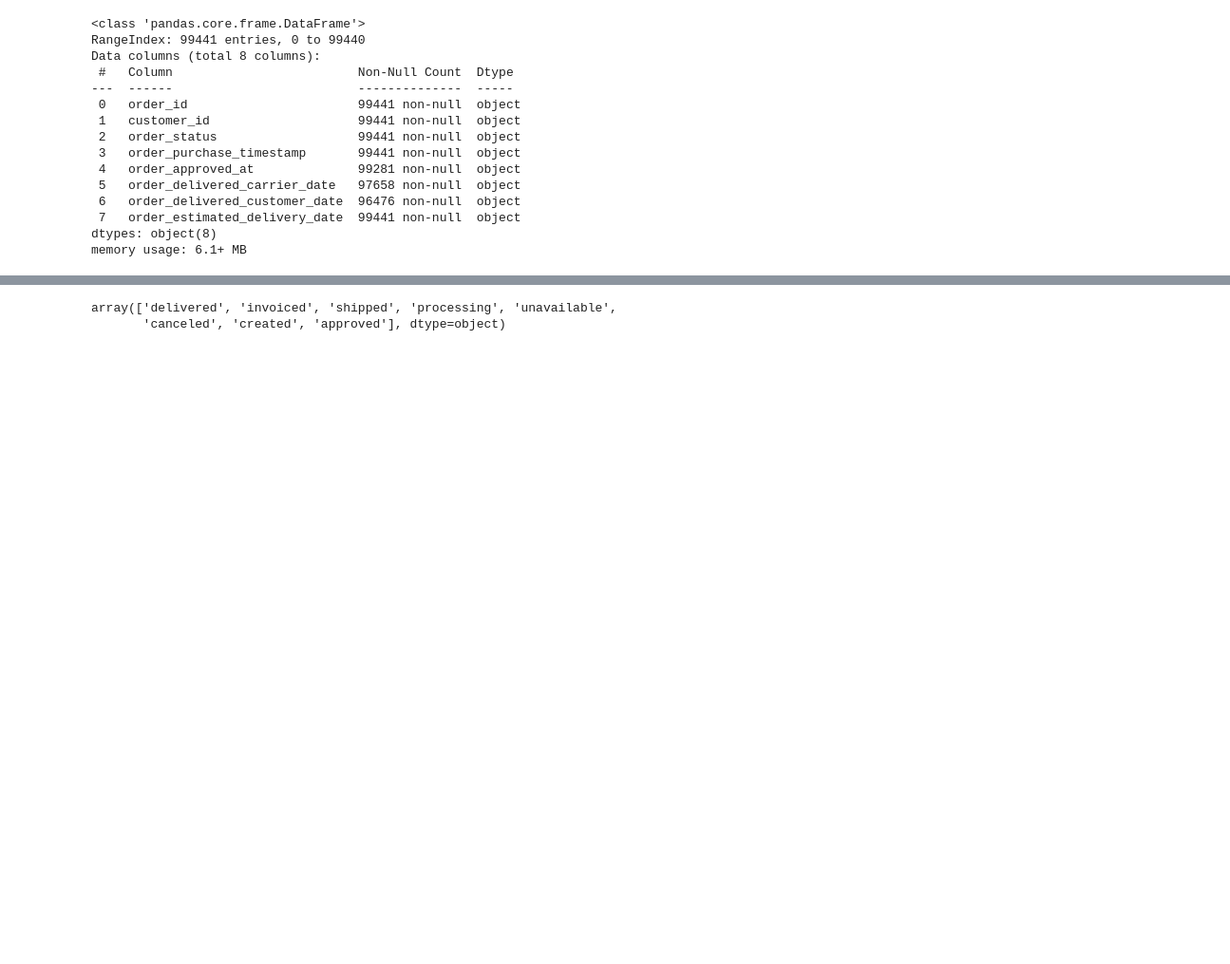
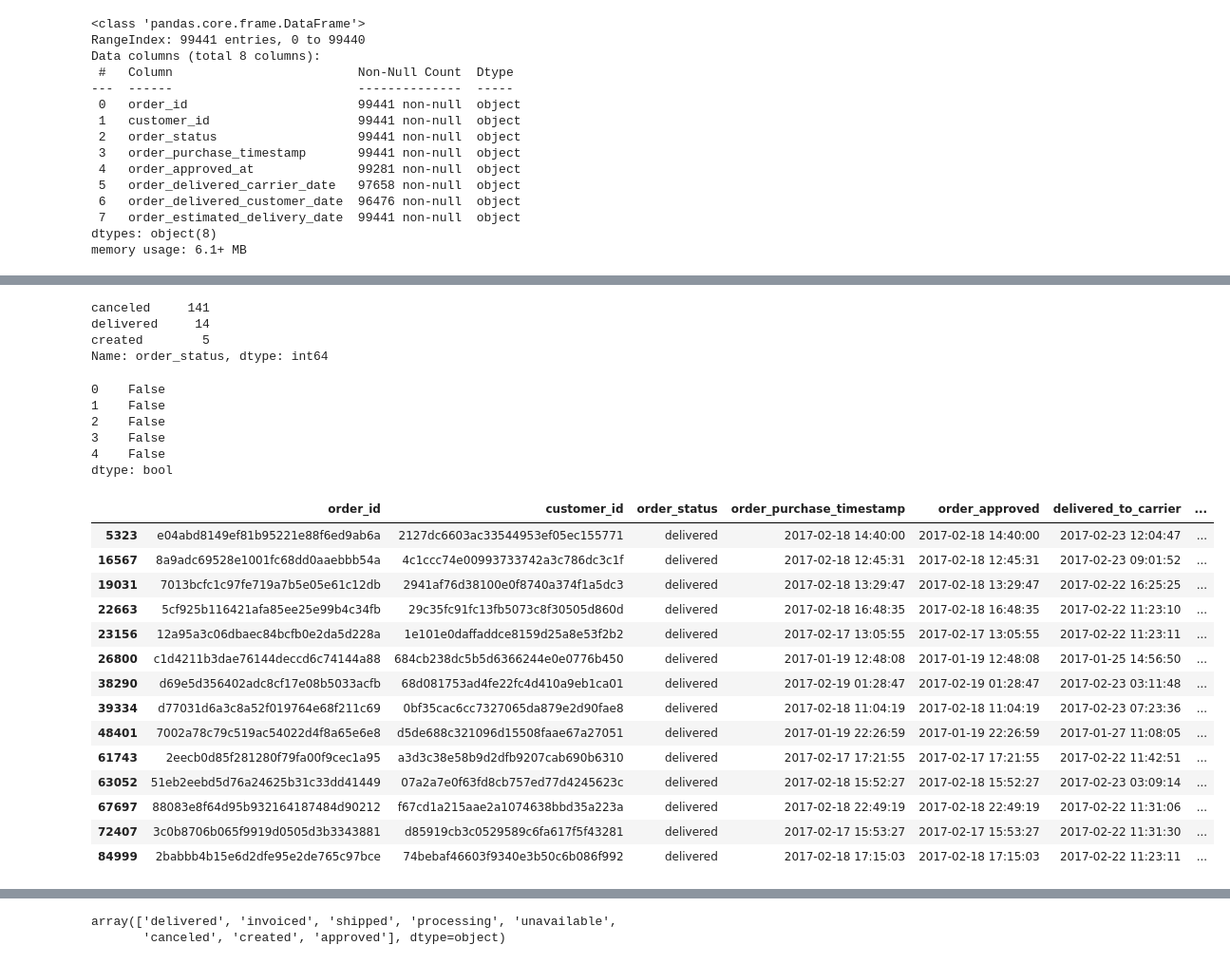
Before and after one commit to RossReisman/Data-Analyst-Portfolio, a Jupyter notebook: Python/brazil/brazil.ipynb, the cells around one changed output, grey strips where cells are left out. Shown at 95% size. Drawn from its saved outputs; the diff is of its cells as text; code cells hidden in the pictures; blank space fills up the shorter version.

```diff
--- a/Python/brazil/brazil.ipynb
+++ b/Python/brazil/brazil.ipynb
@@ -304,0 +361,38 @@ memory usage: 6.1+ MB
+# %%
+unapproved['order_status'].value_counts()
+# %% [output]
+canceled     141
+delivered     14
+created        5
+Name: order_status, dtype: int64
+# %%
+#Extract unapproved but delivered orders
+unapproved_del = ((orders_df['order_approved'].isna()) & (orders_df['order_status'] == 'delivered'))
+unapproved_del.head()
+# %% [output]
+0    False
+1    False
+2    False
+3    False
+4    False
+dtype: bool
+# %%
+#Update approved time for delivered orders to purchased time
+orders_df.loc[unapproved_del, 'order_approved'] = orders_df.loc[unapproved_del, 'order_purchase_timestamp']
+orders_df.loc[unapproved_del, :]
+# %% [output]
+|  | order_id | customer_id | order_status | order_purchase_timestamp | order_approved | delivered_to_carrier | ... |
+| 5323 | e04abd8149ef81b95221e88f6ed9ab6a | 2127dc6603ac33544953ef05ec155771 | delivered | 2017-02-18 14:40:00 | 2017-02-18 14:40:00 | 2017-02-23 12:04:47 | ... |
+| 16567 | 8a9adc69528e1001fc68dd0aaebbb54a | 4c1ccc74e00993733742a3c786dc3c1f | delivered | 2017-02-18 12:45:31 | 2017-02-18 12:45:31 | 2017-02-23 09:01:52 | ... |
+| 19031 | 7013bcfc1c97fe719a7b5e05e61c12db | 2941af76d38100e0f8740a374f1a5dc3 | delivered | 2017-02-18 13:29:47 | 2017-02-18 13:29:47 | 2017-02-22 16:25:25 | ... |
+| 22663 | 5cf925b116421afa85ee25e99b4c34fb | 29c35fc91fc13fb5073c8f30505d860d | delivered | 2017-02-18 16:48:35 | 2017-02-18 16:48:35 | 2017-02-22 11:23:10 | ... |
+| 23156 | 12a95a3c06dbaec84bcfb0e2da5d228a | 1e101e0daffaddce8159d25a8e53f2b2 | delivered | 2017-02-17 13:05:55 | 2017-02-17 13:05:55 | 2017-02-22 11:23:11 | ... |
+| 26800 | c1d4211b3dae76144deccd6c74144a88 | 684cb238dc5b5d6366244e0e0776b450 | delivered | 2017-01-19 12:48:08 | 2017-01-19 12:48:08 | 2017-01-25 14:56:50 | ... |
+| 38290 | d69e5d356402adc8cf17e08b5033acfb | 68d081753ad4fe22fc4d410a9eb1ca01 | delivered | 2017-02-19 01:28:47 | 2017-02-19 01:28:47 | 2017-02-23 03:11:48 | ... |
+| 39334 | d77031d6a3c8a52f019764e68f211c69 | 0bf35cac6cc7327065da879e2d90fae8 | delivered | 2017-02-18 11:04:19 | 2017-02-18 11:04:19 | 2017-02-23 07:23:36 | ... |
+| 48401 | 7002a78c79c519ac54022d4f8a65e6e8 | d5de688c321096d15508faae67a27051 | delivered | 2017-01-19 22:26:59 | 2017-01-19 22:26:59 | 2017-01-27 11:08:05 | ... |
+| 61743 | 2eecb0d85f281280f79fa00f9cec1a95 | a3d3c38e58b9d2dfb9207cab690b6310 | delivered | 2017-02-17 17:21:55 | 2017-02-17 17:21:55 | 2017-02-22 11:42:51 | ... |
+| 63052 | 51eb2eebd5d76a24625b31c33dd41449 | 07a2a7e0f63fd8cb757ed77d4245623c | delivered | 2017-02-18 15:52:27 | 2017-02-18 15:52:27 | 2017-02-23 03:09:14 | ... |
+| 67697 | 88083e8f64d95b932164187484d90212 | f67cd1a215aae2a1074638bbd35a223a | delivered | 2017-02-18 22:49:19 | 2017-02-18 22:49:19 | 2017-02-22 11:31:06 | ... |
+| 72407 | 3c0b8706b065f9919d0505d3b3343881 | d85919cb3c0529589c6fa617f5f43281 | delivered | 2017-02-17 15:53:27 | 2017-02-17 15:53:27 | 2017-02-22 11:31:30 | ... |
+| 84999 | 2babbb4b15e6d2dfe95e2de765c97bce | 74bebaf46603f9340e3b50c6b086f992 | delivered | 2017-02-18 17:15:03 | 2017-02-18 17:15:03 | 2017-02-22 11:23:11 | ... |
```
Also changed, not shown: parts of 28 cells of this notebook.
